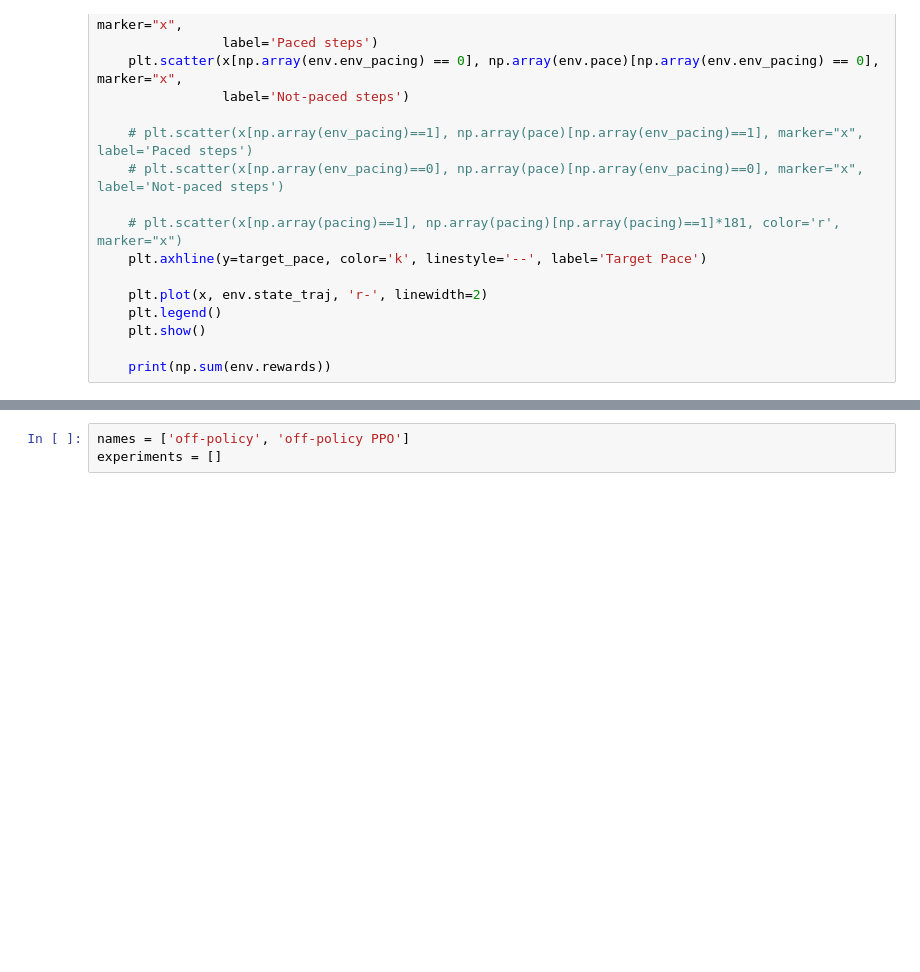
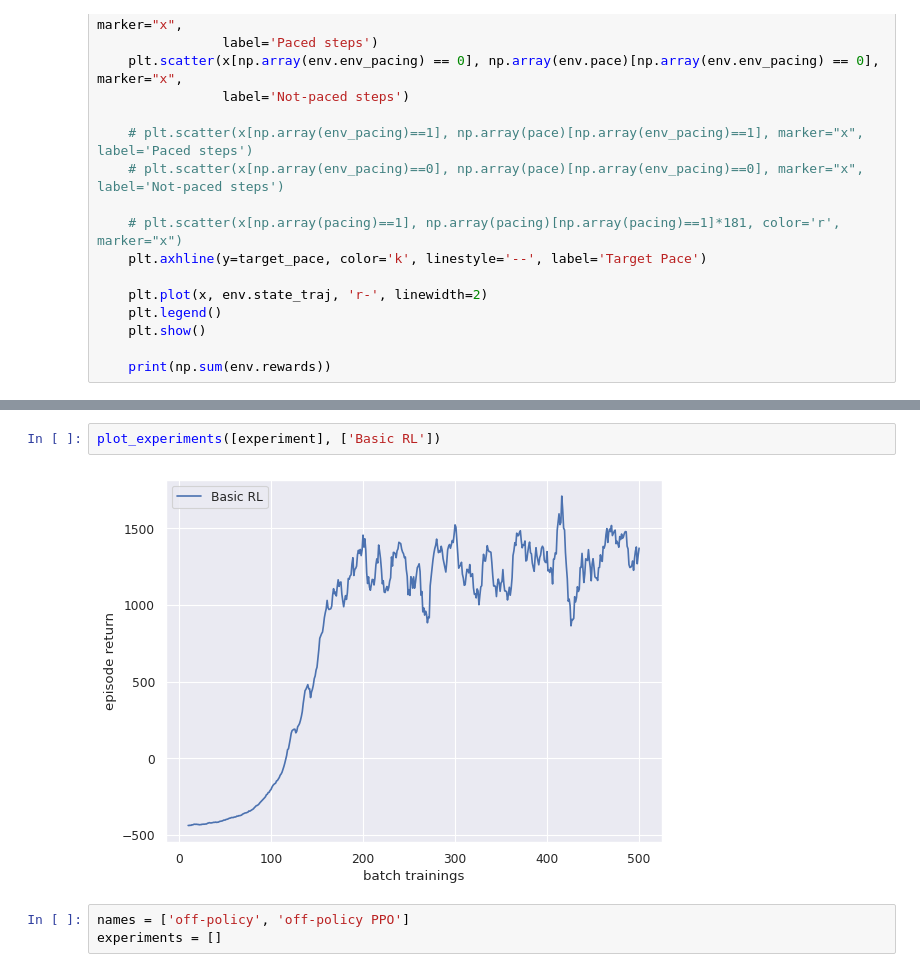
Before and after one commit to jemolano1498/OPPOSD_algorithm, a Jupyter notebook: Model/RL-Agents.ipynb, the cells around one changed output, grey strips where cells are left out. Drawn from its saved outputs; the diff is of its cells as text; blank space fills up the shorter version.

```diff
--- a/Model/RL-Agents.ipynb
+++ b/Model/RL-Agents.ipynb
@@ -137,3 +163,7 @@ def plot_experiments(experiments, names):
+# %%
+plot_experiments([experiment], ['Basic RL'])
+# %% [output]
+[figure, added]
 # %%
 names = ['off-policy', 'off-policy PPO']
 experiments = []
```
Also changed, not shown: parts of 7 cells of this notebook, 3 other files.
